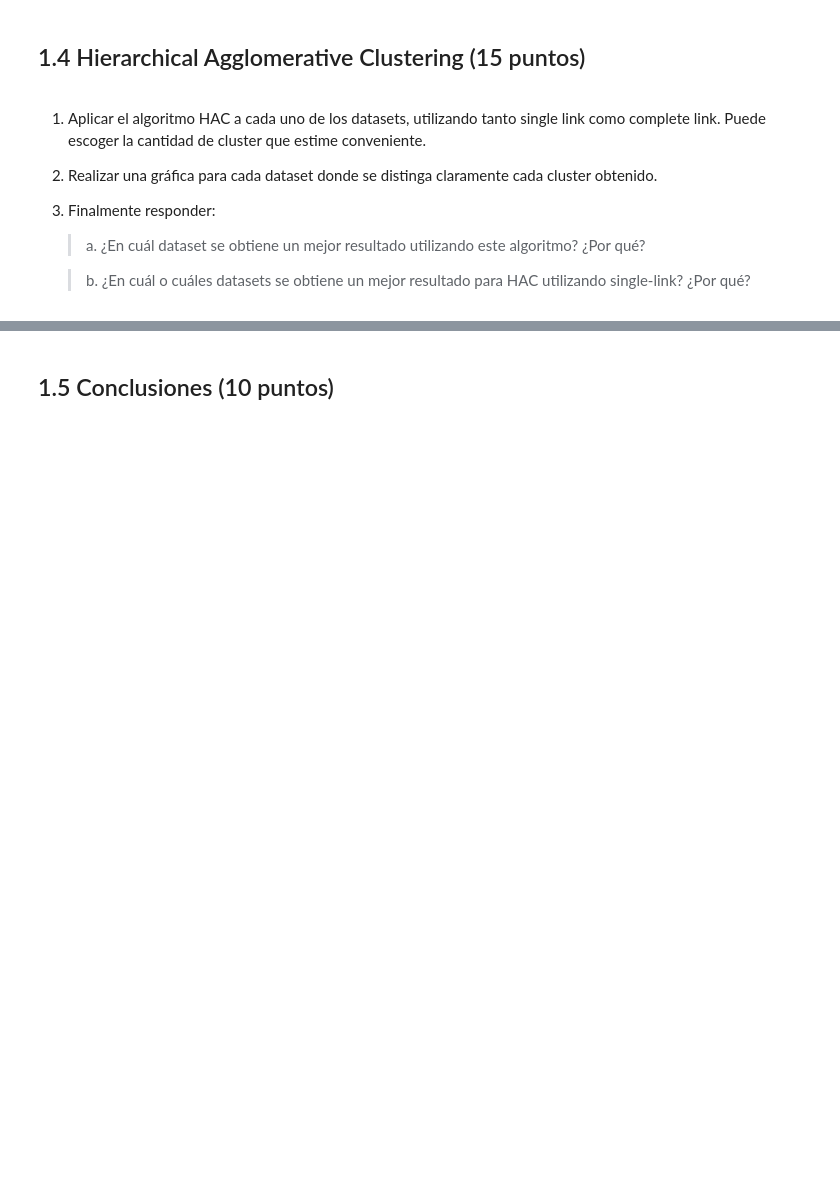
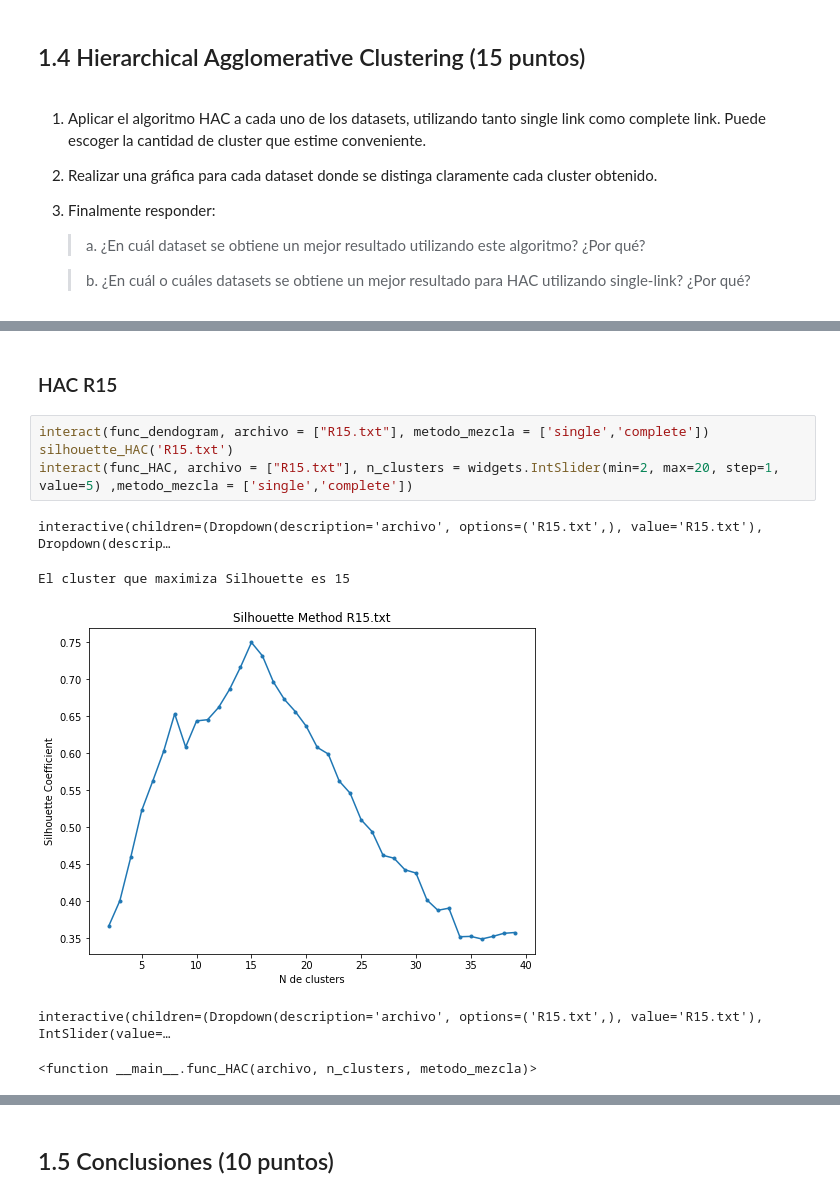
Before and after one commit to luciofondon98/Reconocimiento-de-Patrones-2021-1, a Jupyter notebook: Tarea 1/Tarea 1 - INF 479 .ipynb, the cells around one changed output, grey strips where cells are left out. Drawn from its saved outputs; the diff is of its cells as text; blank space fills up the shorter version.

```diff
--- a/Tarea 1/Tarea 1 - INF 479 .ipynb
+++ b/Tarea 1/Tarea 1 - INF 479 .ipynb
@@ -367,0 +387,12 @@ plt.scatter(X[:,0], X[:,1], c=cluster.labels_, cmap='rainbow')
+# %% [markdown]
+### HAC R15
+# %%
+interact(func_dendogram, archivo = ["R15.txt"], metodo_mezcla = ['single','complete'])
+silhouette_HAC('R15.txt')
+interact(func_HAC, archivo = ["R15.txt"], n_clusters = widgets.IntSlider(min=2, max=20, step=1, value=5) ,metodo_mezcla = ['single','complete'])
+# %% [output]
+interactive(children=(Dropdown(description='archivo', options=('R15.txt',), value='R15.txt'), Dropdown(descrip…
+El cluster que maximiza Silhouette es 15
+[figure, added]
+interactive(children=(Dropdown(description='archivo', options=('R15.txt',), value='R15.txt'), IntSlider(value=…
+<function __main__.func_HAC(archivo, n_clusters, metodo_mezcla)>
```
Also changed, not shown: parts of 41 cells of this notebook.
